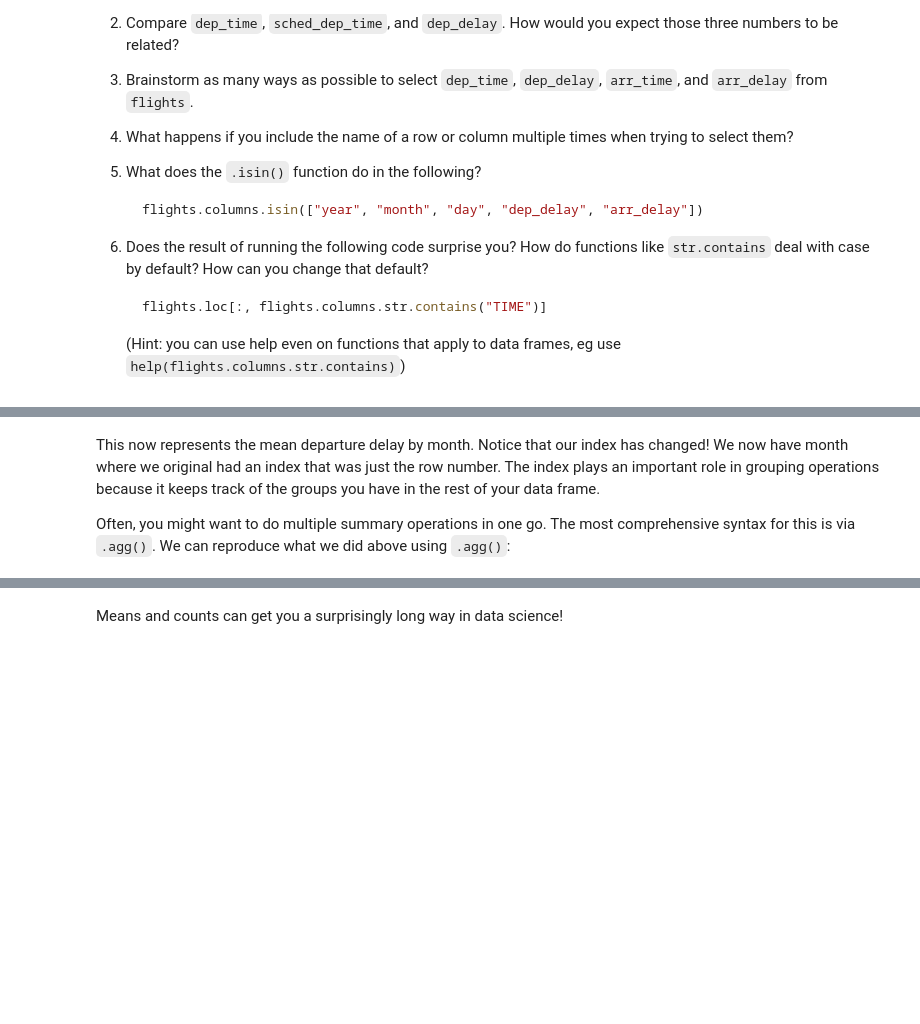
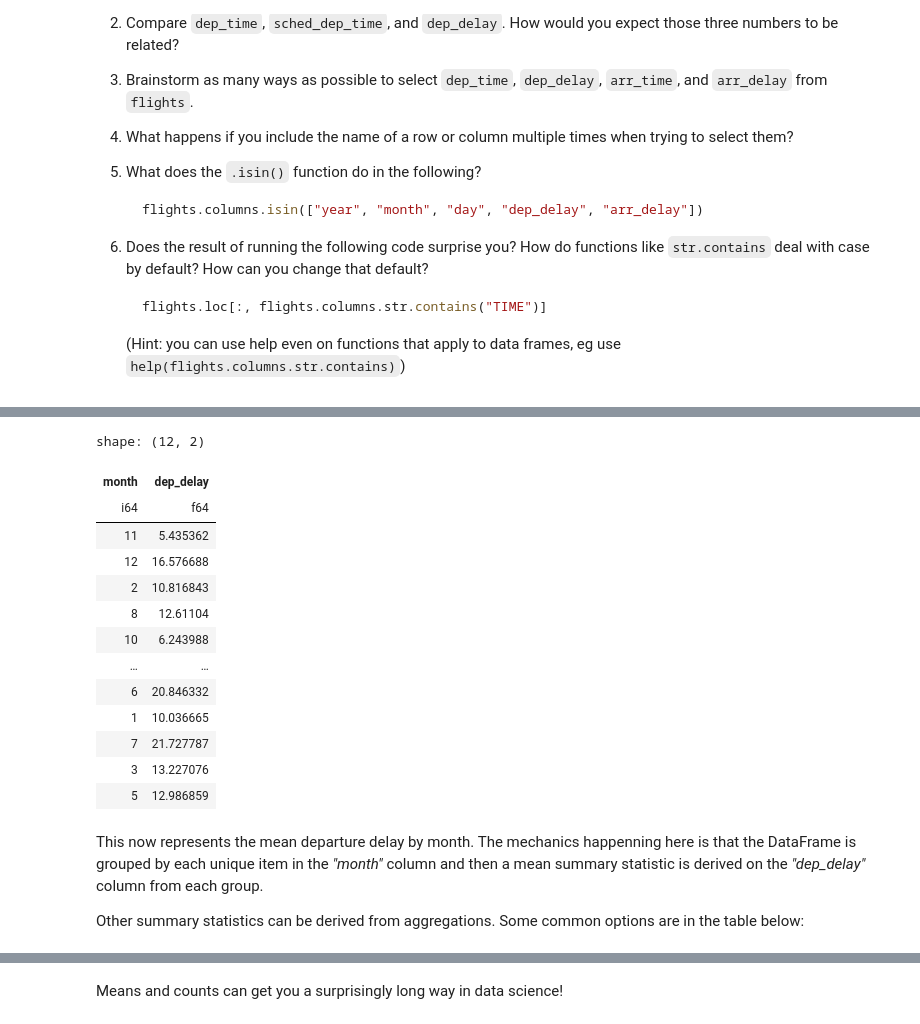
Before and after one commit to aeturrell/python4DS, a Jupyter notebook: data-transform.ipynb, the cells around one changed output, grey strips where cells are left out. Drawn from its saved outputs; the diff is of its cells as text; code cells hidden in the pictures; blank space fills up the shorter version.

```diff
--- a/data-transform.ipynb
+++ b/data-transform.ipynb
@@ -437,6 +402,21 @@ The key point to remember is: use `.agg()` with `.groupby()` when you want your
 # %%
-(flights.group_by("month")[["dep_delay"]].mean())
+flights.group_by("month").agg(pl.mean("dep_delay"))
+# %% [output]
+shape: (12, 2)
+| month | dep_delay |
+| i64 | f64 |
+| 11 | 5.435362 |
+| 12 | 16.576688 |
+| 2 | 10.816843 |
+| 8 | 12.61104 |
+| 10 | 6.243988 |
+| … | … |
+| 6 | 20.846332 |
+| 1 | 10.036665 |
+| 7 | 21.727787 |
+| 3 | 13.227076 |
+| 5 | 12.986859 |
 # %% [markdown]
-This now represents the mean departure delay by month. Notice that our index has changed! We now have month where we original had an index that was just the row number. The index plays an important role in grouping operations because it keeps track of the groups you have in the rest of your data frame.
+This now represents the mean departure delay by month. The mechanics happenning here is that the DataFrame is grouped by each unique item in the _"month"_ column and then a mean summary statistic is derived on the _"dep_delay"_ column from each group.
 
-Often, you might want to do multiple summary operations in one go. The most comprehensive syntax for this is via `.agg()`. We can reproduce what we did above using `.agg()`:
+Other summary statistics can be derived from aggregations. Some common options are in the table below:
```
Also changed, not shown: parts of 43 cells of this notebook, 1 other file.
